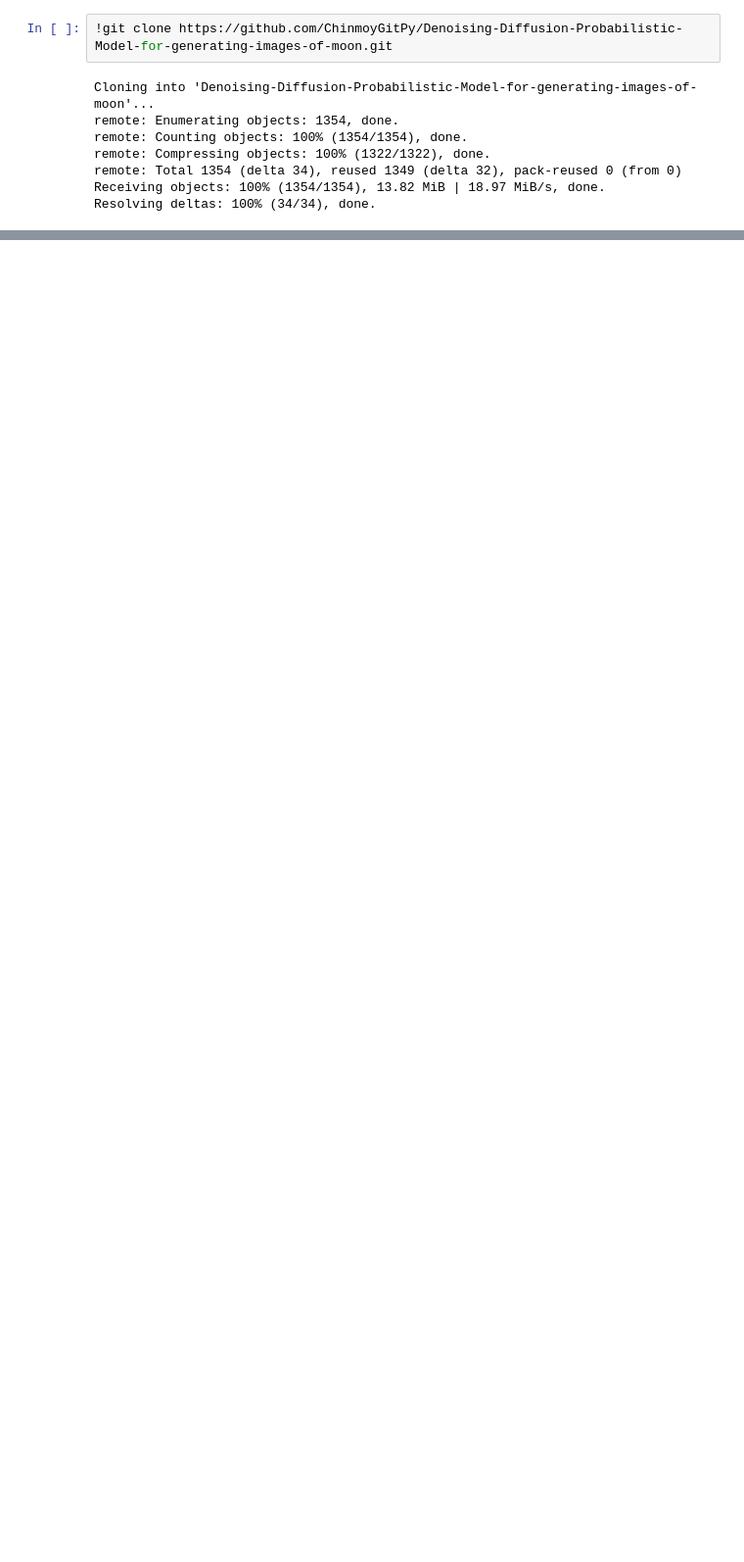
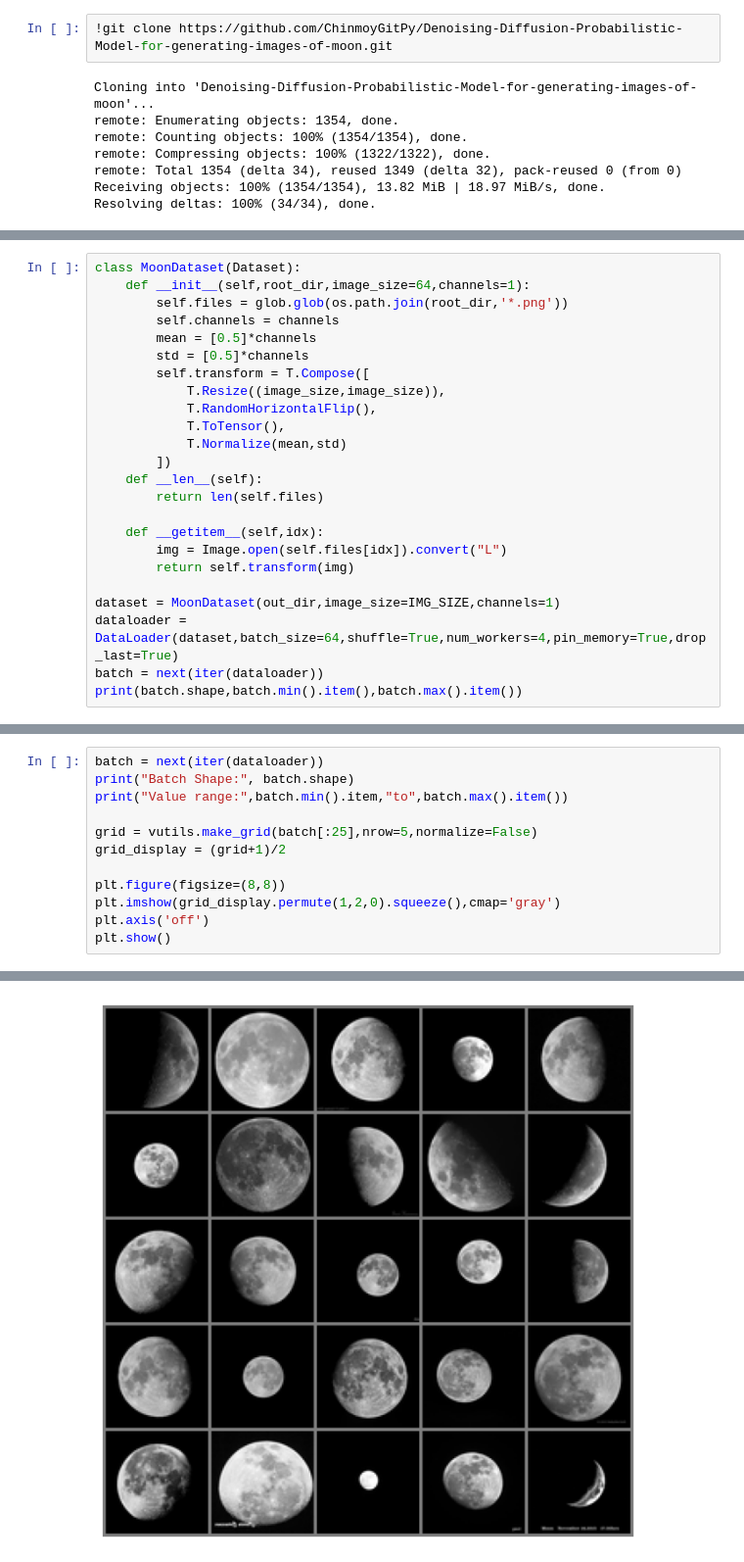
Before and after one commit to ChinmoyGitPy/Denoising-Diffusion-Probabilistic-Model-for-generating-images-of-moon, a Jupyter notebook: notebook.ipynb, the cells around one changed output, grey strips where cells are left out. Shown at 98% size. Saved outputs shown, nothing was run; the diff lists cells and outputs as text; blank space fills up the shorter version.

Commit message:
Data processed

```diff
--- a/notebook.ipynb
+++ b/notebook.ipynb
@@ -55,0 +148,24 @@ plt.show()
+# %%
+class MoonDataset(Dataset):
+    def __init__(self,root_dir,image_size=64,channels=1):
+        self.files = glob.glob(os.path.join(root_dir,'*.png'))
+        self.channels = channels
+        mean = [0.5]*channels
+        std = [0.5]*channels
+        self.transform = T.Compose([
+            T.Resize((image_size,image_size)),
+            T.RandomHorizontalFlip(),
+            T.ToTensor(),
+            T.Normalize(mean,std)
+        ])
+    def __len__(self):
+        return len(self.files)
+
+    def __getitem__(self,idx):
+        img = Image.open(self.files[idx]).convert("L")
+        return self.transform(img)
+
+dataset = MoonDataset(out_dir,image_size=IMG_SIZE,channels=1)
+dataloader = DataLoader(dataset,batch_size=64,shuffle=True,num_workers=4,pin_memory=True,drop_last=True)
+batch = next(iter(dataloader))
+print(batch.shape,batch.min().item(),batch.max().item())
@@ -55,0 +176,13 @@ plt.show()
+# %%
+batch = next(iter(dataloader))
+print("Batch Shape:", batch.shape)
+print("Value range:",batch.min().item,"to",batch.max().item())
+
+grid = vutils.make_grid(batch[:25],nrow=5,normalize=False)
+grid_display = (grid+1)/2
+
+plt.figure(figsize=(8,8))
+plt.imshow(grid_display.permute(1,2,0).squeeze(),cmap='gray')
+plt.axis('off')
+plt.show()
+# %% [output]
@@ -55,0 +191 @@ plt.show()
+[figure, added]
```
Also changed, not shown: parts of 15 cells of this notebook.
